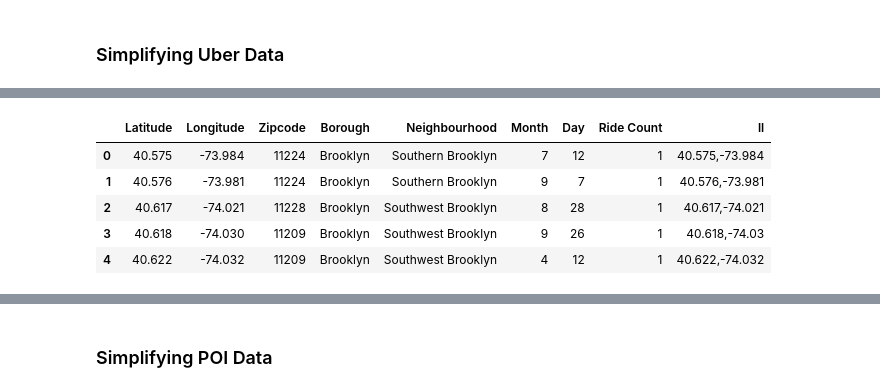
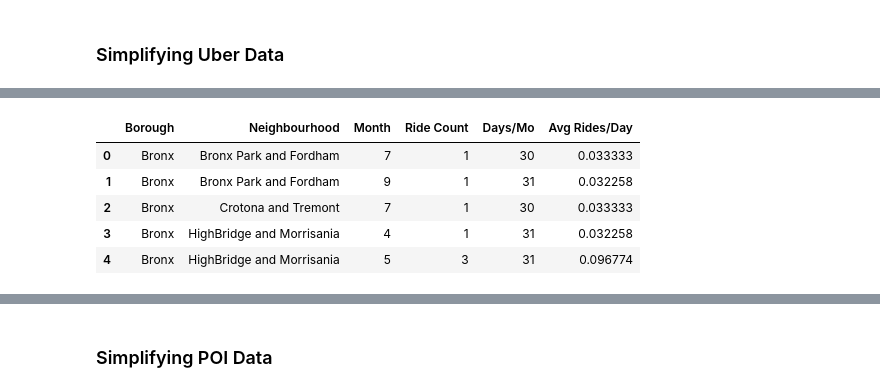
Before and after one commit to annleystanley/Midterm-Project, a Jupyter notebook: df_joining_cleaning.ipynb, the cells around one changed output, grey strips where cells are left out. Cells and saved outputs as stored; diff of their text form; code cells hidden in the pictures.

```diff
--- a/df_joining_cleaning.ipynb
+++ b/df_joining_cleaning.ipynb
@@ -48,9 +26,0 @@ while row_count < num_rows:
-# %%
-uber_sample_df.head()
-# %% [output]
-|  | Latitude | Longitude | Zipcode | Borough | Neighbourhood | Month | Day | Ride Count | ll |
-| 0 | 40.575 | -73.984 | 11224 | Brooklyn | Southern Brooklyn | 7 | 12 | 1 | 40.575,-73.984 |
-| 1 | 40.576 | -73.981 | 11224 | Brooklyn | Southern Brooklyn | 9 | 7 | 1 | 40.576,-73.981 |
-| 2 | 40.617 | -74.021 | 11228 | Brooklyn | Southwest Brooklyn | 8 | 28 | 1 | 40.617,-74.021 |
-| 3 | 40.618 | -74.030 | 11209 | Brooklyn | Southwest Brooklyn | 9 | 26 | 1 | 40.618,-74.03 |
-| 4 | 40.622 | -74.032 | 11209 | Brooklyn | Southwest Brooklyn | 4 | 12 | 1 | 40.622,-74.032 |
@@ -66,0 +27,9 @@ uber_sample_df.drop(uber_sample_df[uber_sample_df['Borough'] == 'Elizabeth'].ind
+# %%
+uber_nb_df.head()
+# %% [output]
+|  | Borough | Neighbourhood | Month | Ride Count | Days/Mo | Avg Rides/Day |
+| 0 | Bronx | Bronx Park and Fordham | 7 | 1 | 30 | 0.033333 |
+| 1 | Bronx | Bronx Park and Fordham | 9 | 1 | 31 | 0.032258 |
+| 2 | Bronx | Crotona and Tremont | 7 | 1 | 30 | 0.033333 |
+| 3 | Bronx | HighBridge and Morrisania | 4 | 1 | 31 | 0.032258 |
+| 4 | Bronx | HighBridge and Morrisania | 5 | 3 | 31 | 0.096774 |
```
Also changed, not shown: parts of 14 cells of this notebook, 5 other files.
